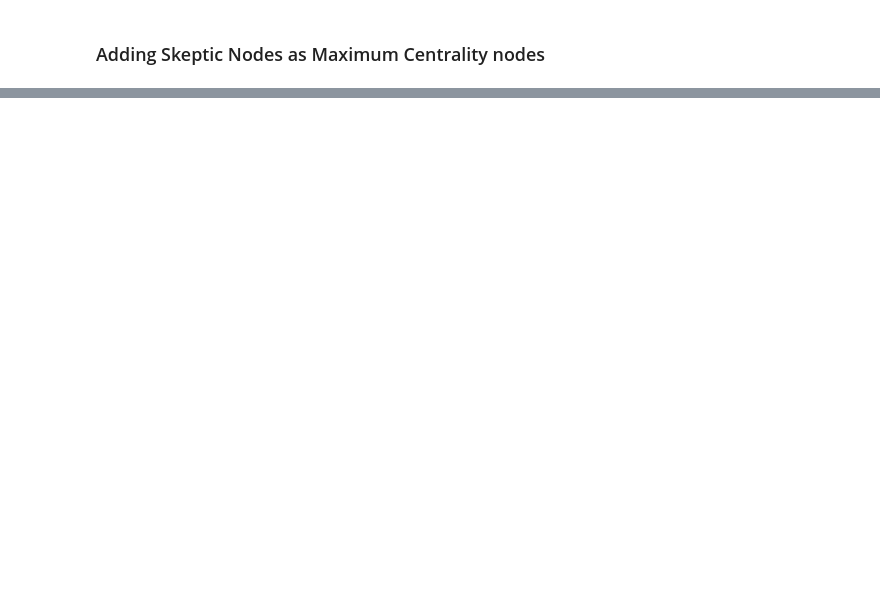
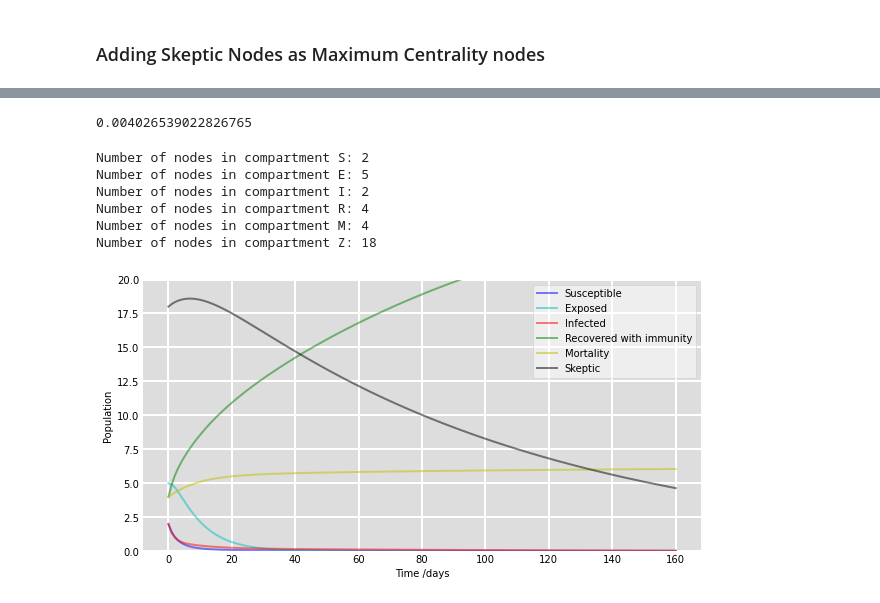
Before and after one commit to sujoyyyy/OSN-Graphs, a Jupyter notebook: sensitivity.ipynb, the cells around one changed output, grey strips where cells are left out. Drawn from its saved outputs; the diff is of its cells as text; code cells hidden in the pictures; blank space fills up the shorter version.

```diff
--- a/sensitivity.ipynb
+++ b/sensitivity.ipynb
@@ -559,0 +602,75 @@ def add_nodes_with_highest_betweenness(G, n):
+# %%
+def calculate_updated_g(G):
+    total_weight = 0
+    num_edges = 0
+    for u, v in G.edges():
+        if G.nodes[u]['compartment'] == 'Z' and G.nodes[v]['compartment'] == 'R' or \
+            G.nodes[u]['compartment'] == 'R' and G.nodes[v]['compartment'] == 'Z':
+            total_weight += G[u][v]['weight']
+            num_edges += 1
+    if num_edges == 0:
+        return 0
+    else:
+        return total_weight / num_edges
+
+g_new = g * calculate_updated_g(nbG)
+print(g_new)
+# %% [output]
+0.004026539022826765
+# %%
+def new_seirmz_sim(G):
+    # Create a list of compartment labels for all nodes in the graph
+    compartment_labels = [G.nodes[node]['compartment'] for node in G.nodes()]
+
+    # Count the number of nodes in each compartment
+    node_counts = Counter(compartment_labels)
+
+    # Print the node counts for each compartment
+    for compartment in compartments:
+        count = node_counts[compartment]
+        print(f"Number of nodes in compartment {compartment}: {count}")
+    S0 = node_counts['S']
+    E0 = node_counts['E']
+    I0 = node_counts['I']
+    R0 = node_counts['R']
+    M0 = node_counts['M']
+    Z0 = node_counts['Z']
+    # A grid of time points (in days)
+    t = np.linspace(0, 160, 160)
+    # Initial conditions vector
+    y0 = S0, E0, I0, R0, M0, Z0
+    # Integrate the SIR equations over the time grid, t.
+    ret = odeint(deriv_seirmz, y0, t, args=(N, alpha, beta, gamma, delta, a, c, d_new, f_new, g_new, b, c1, c2, c3, c4, c5, c6, epsilon))
+    S, E, I, R, M, Z = ret.T
+
+    # Plot the data on four separate curves for S(t), I(t), R(t) and M(t)
+    fig, ax = plt.subplots(figsize=(10, 5))
+    fig.patch.set_facecolor('white')
+    ax.set_facecolor('#dddddd')
+    ax.plot(t, S, 'b', alpha=0.5, lw=2, label='Susceptible')
+    ax.plot(t, E, 'c', alpha=0.5, lw=2, label='Exposed')
+    ax.plot(t, I, 'r', alpha=0.5, lw=2, label='Infected')
+    ax.plot(t, R, 'g', alpha=0.5, lw=2, label='Recovered with immunity')
+    ax.plot(t, M, 'y', alpha=0.5, lw=2, label='Mortality')
+    ax.plot(t, Z, 'k', alpha=0.5, lw=2, label='Skeptic')
+    ax.set_xlabel('Time /days')
+    ax.set_ylabel('Population')
+    ax.set_ylim(0,N)
+    ax.yaxis.set_tick_params(length=0)
+    ax.xaxis.set_tick_params(length=0)
+    ax.grid(b=True, which='major', c='w', lw=2, ls='-')
+    legend = ax.legend()
+    legend.get_frame().set_alpha(0.5)
+    for spine in ('top', 'right', 'bottom', 'left'):
+        ax.spines[spine].set_visible(False)
+    plt.show()
+
+new_seirmz_sim(nbG)
+# %% [output]
+Number of nodes in compartment S: 2
+Number of nodes in compartment E: 5
+Number of nodes in compartment I: 2
+Number of nodes in compartment R: 4
+Number of nodes in compartment M: 4
+Number of nodes in compartment Z: 18
+[figure, added]
```
Also changed, not shown: parts of 19 cells of this notebook.
